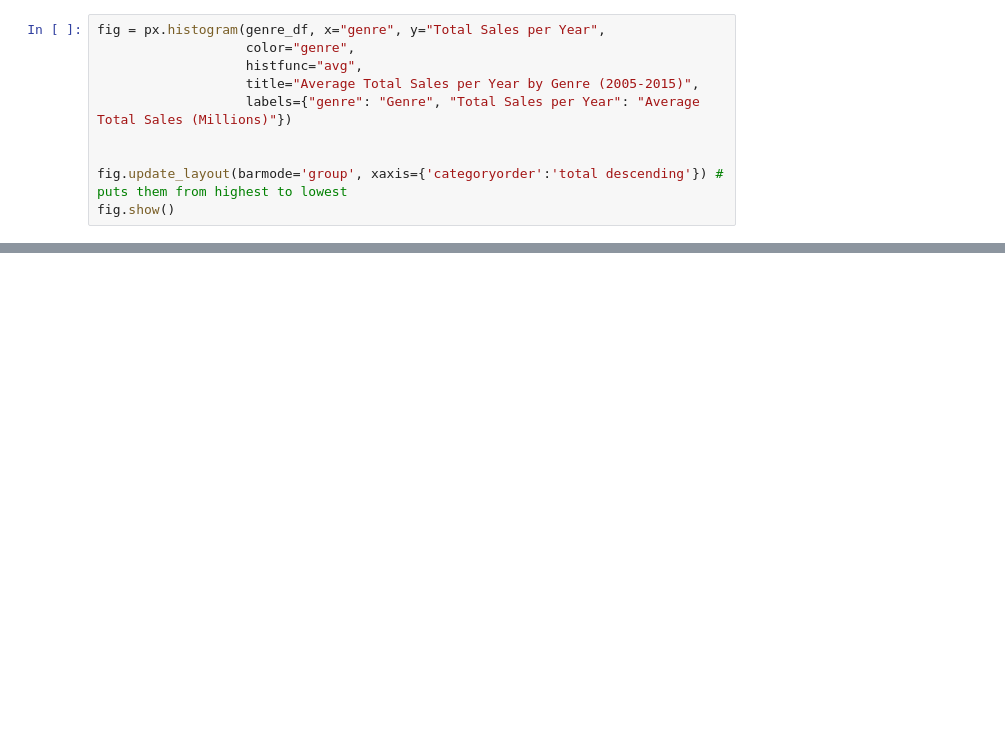
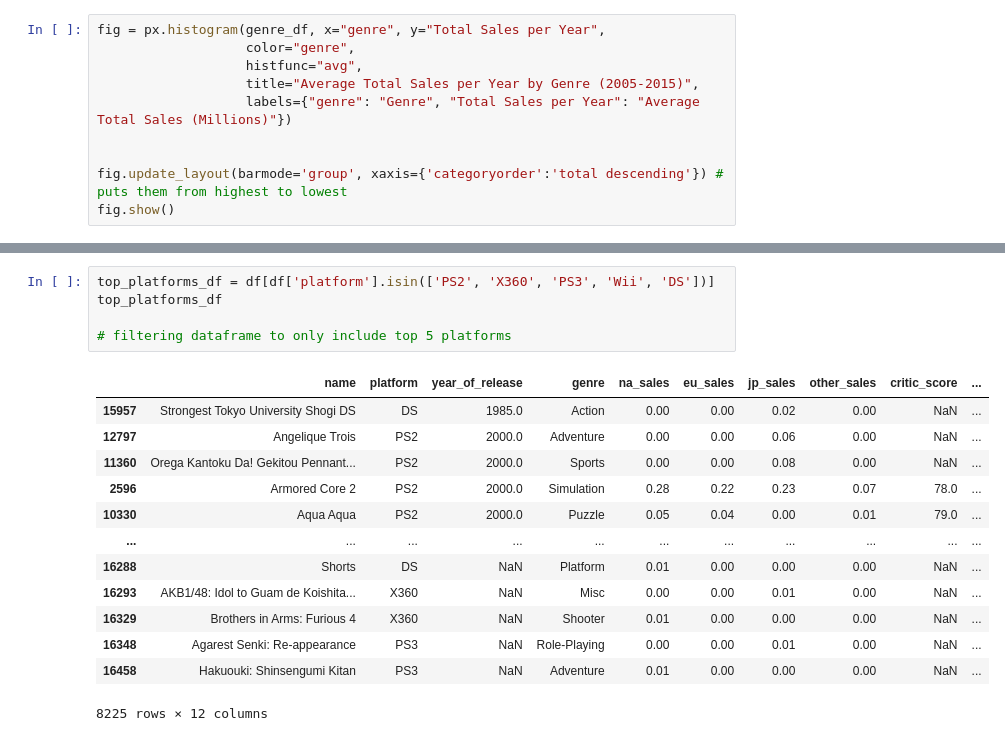
Before and after one commit to oliver-worth/GameStore-Ice-, a Jupyter notebook: IceEda-1.ipynb, the cells around one changed output, grey strips where cells are left out. Drawn from its saved outputs; the diff is of its cells as text; blank space fills up the shorter version.

```diff
--- a/IceEda-1.ipynb
+++ b/IceEda-1.ipynb
@@ -632,0 +644,19 @@ By looking at the DataFrame we can actually see that some years many other Genre
+# %%
+top_platforms_df = df[df['platform'].isin(['PS2', 'X360', 'PS3', 'Wii', 'DS'])]
+top_platforms_df
+
+# filtering dataframe to only include top 5 platforms
+# %% [output]
+|  | name | platform | year_of_release | genre | na_sales | eu_sales | jp_sales | other_sales | critic_score | ... |
+| 15957 | Strongest Tokyo University Shogi DS | DS | 1985.0 | Action | 0.00 | 0.00 | 0.02 | 0.00 | NaN | ... |
+| 12797 | Angelique Trois | PS2 | 2000.0 | Adventure | 0.00 | 0.00 | 0.06 | 0.00 | NaN | ... |
+| 11360 | Orega Kantoku Da! Gekitou Pennant... | PS2 | 2000.0 | Sports | 0.00 | 0.00 | 0.08 | 0.00 | NaN | ... |
+| 2596 | Armored Core 2 | PS2 | 2000.0 | Simulation | 0.28 | 0.22 | 0.23 | 0.07 | 78.0 | ... |
+| 10330 | Aqua Aqua | PS2 | 2000.0 | Puzzle | 0.05 | 0.04 | 0.00 | 0.01 | 79.0 | ... |
+| ... | ... | ... | ... | ... | ... | ... | ... | ... | ... | ... |
+| 16288 | Shorts | DS | NaN | Platform | 0.01 | 0.00 | 0.00 | 0.00 | NaN | ... |
+| 16293 | AKB1/48: Idol to Guam de Koishita... | X360 | NaN | Misc | 0.00 | 0.00 | 0.01 | 0.00 | NaN | ... |
+| 16329 | Brothers in Arms: Furious 4 | X360 | NaN | Shooter | 0.01 | 0.00 | 0.00 | 0.00 | NaN | ... |
+| 16348 | Agarest Senki: Re-appearance | PS3 | NaN | Role-Playing | 0.00 | 0.00 | 0.01 | 0.00 | NaN | ... |
+| 16458 | Hakuouki: Shinsengumi Kitan | PS3 | NaN | Adventure | 0.01 | 0.00 | 0.00 | 0.00 | NaN | ... |
+8225 rows × 12 columns
```
Also changed, not shown: parts of 19 cells of this notebook.
